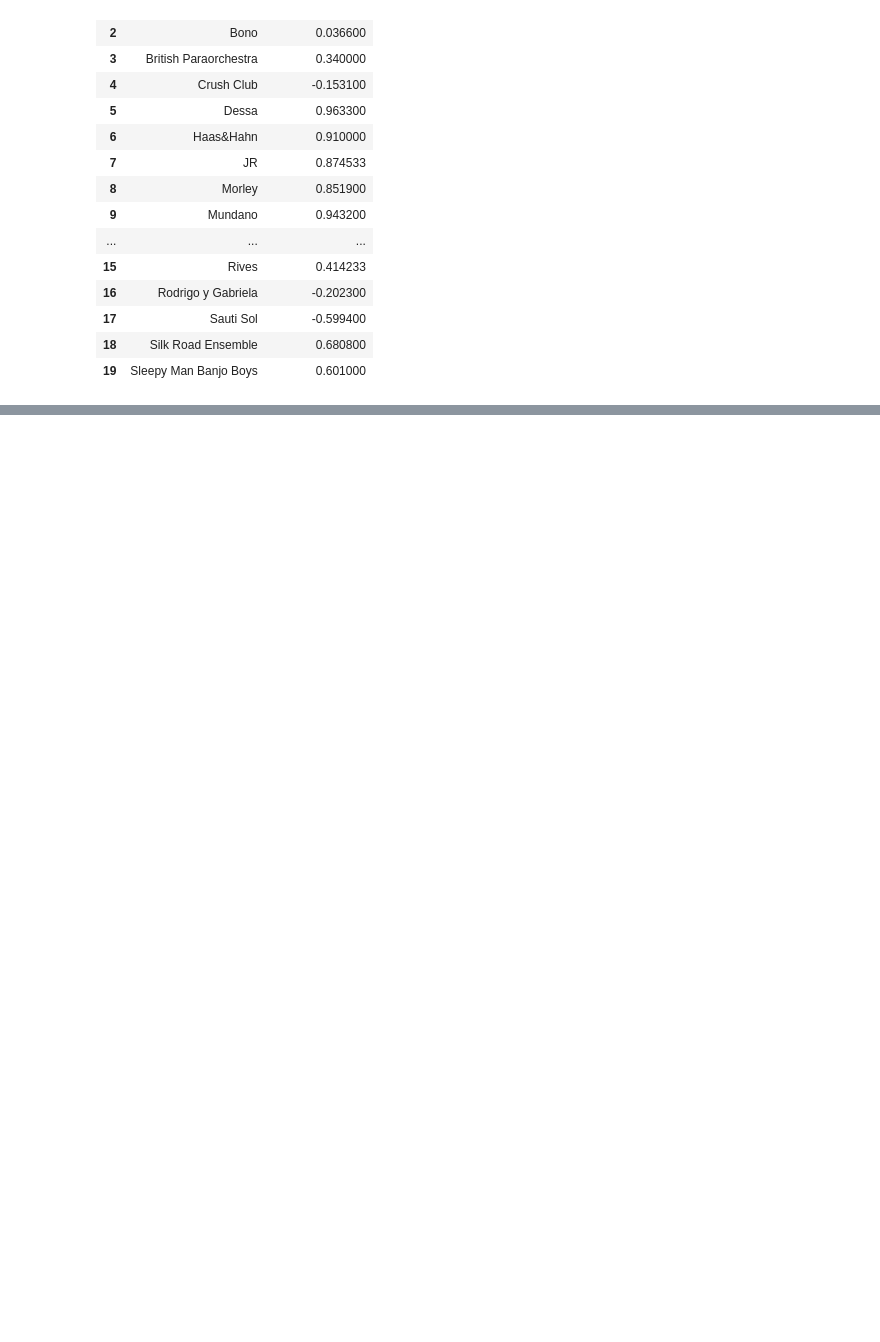
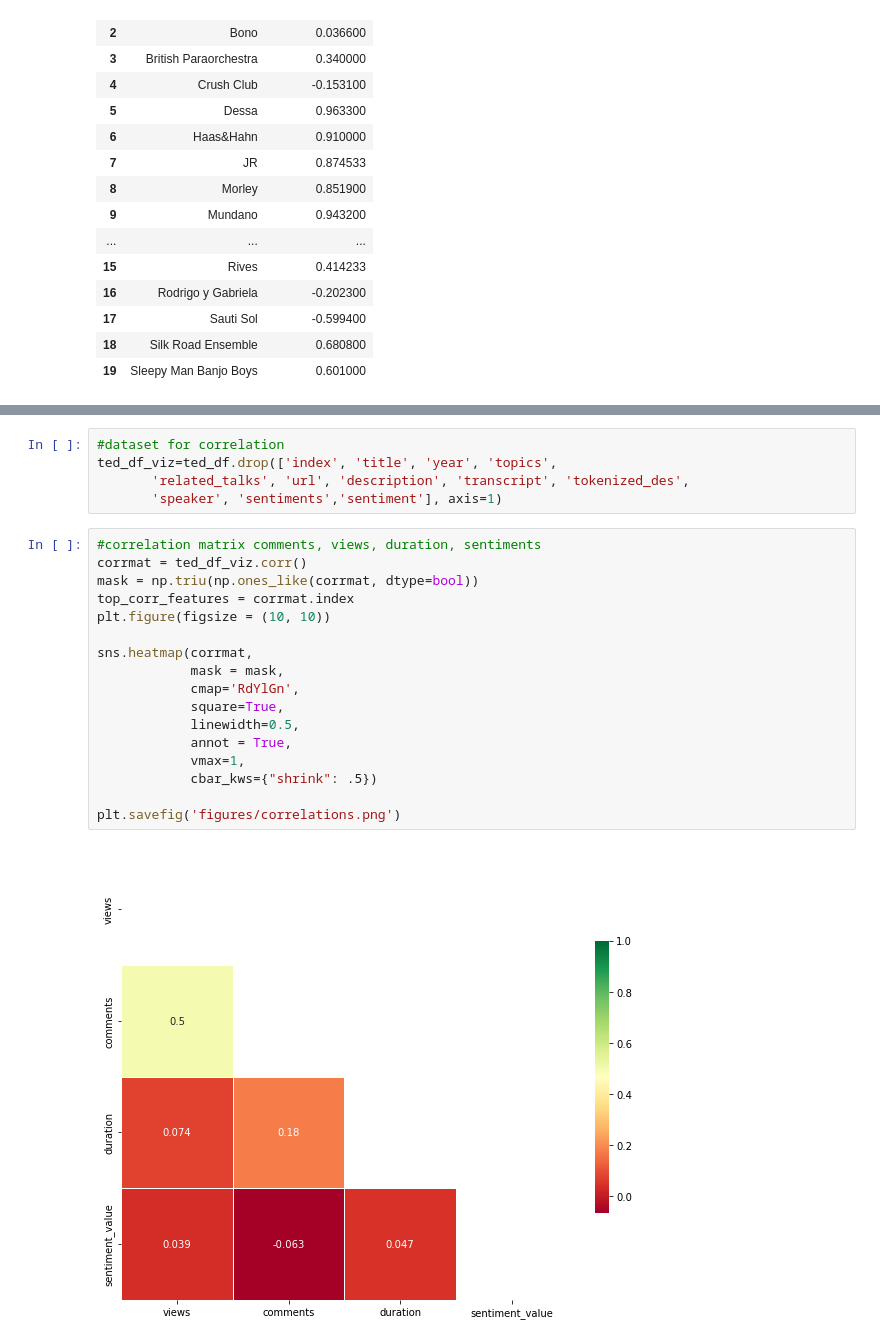
Before and after one commit to ju-br/Project-TED-talks-API-SQL, a Jupyter notebook: API SQL Sentiment TED.ipynb, the cells around one changed output, grey strips where cells are left out. Drawn from its saved outputs; the diff is of its cells as text; blank space fills up the shorter version.

```diff
--- a/API SQL Sentiment TED.ipynb
+++ b/API SQL Sentiment TED.ipynb
@@ -383,0 +511,24 @@ fig.show()
+# %%
+#dataset for correlation
+ted_df_viz=ted_df.drop(['index', 'title', 'year', 'topics',
+       'related_talks', 'url', 'description', 'transcript', 'tokenized_des',
+       'speaker', 'sentiments','sentiment'], axis=1)
+# %%
+#correlation matrix comments, views, duration, sentiments
+corrmat = ted_df_viz.corr()
+mask = np.triu(np.ones_like(corrmat, dtype=bool))
+top_corr_features = corrmat.index
+plt.figure(figsize = (10, 10))
+
+sns.heatmap(corrmat,
+            mask = mask,
+            cmap='RdYlGn',
+            square=True,
+            linewidth=0.5,
+            annot = True,
+            vmax=1,
+            cbar_kws={"shrink": .5})
+
+plt.savefig('figures/correlations.png')
+# %% [output]
+[figure, added]
```
Also changed, not shown: parts of 29 cells of this notebook, 8 other files.
